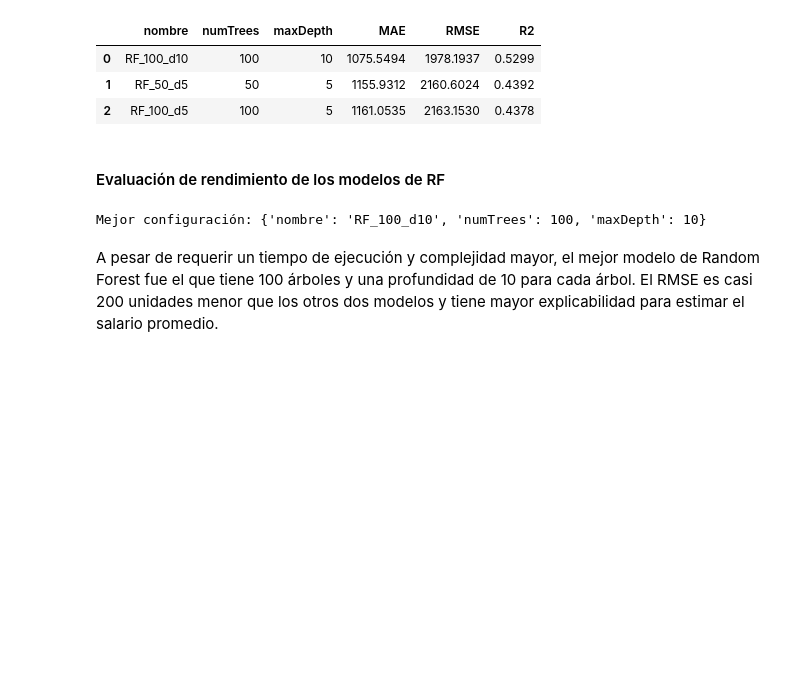
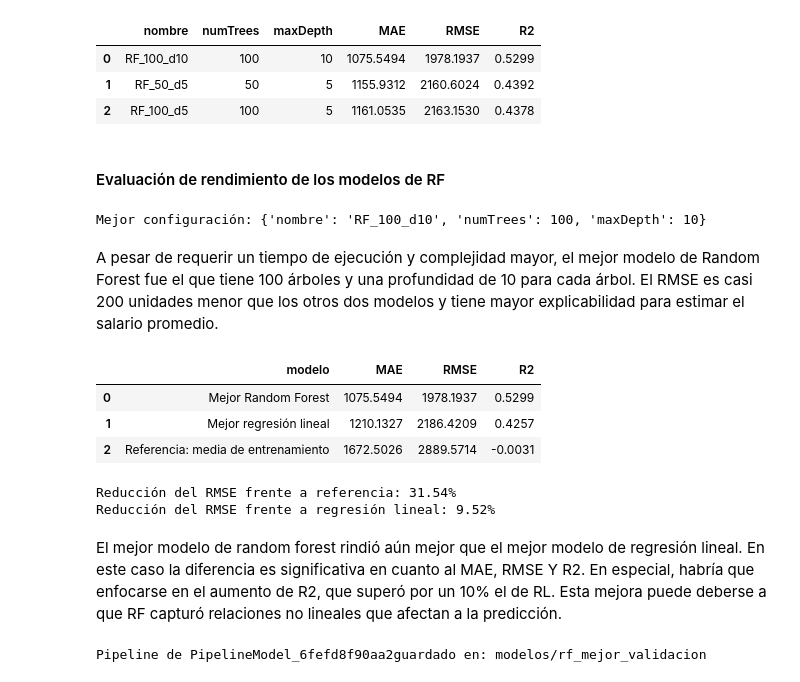
Before and after one commit to CindyGualim/lab7-data, a Jupyter notebook: notebooks/Laboratorio7_SparkMLlib.ipynb, the cells around one changed output. Cells and saved outputs as stored; diff of their text form; code cells hidden in the pictures; blank space fills up the shorter version.

Commit message:
feat: sobreescribir el modelo de RL por el de RF dado a que presentó menor error y mayor R2.

```diff
--- a/notebooks/Laboratorio7_SparkMLlib.ipynb
+++ b/notebooks/Laboratorio7_SparkMLlib.ipynb
@@ -1468,3 +1468,50 @@ Mejor configuración: {'nombre': 'RF_100_d10', 'numTrees': 100, 'maxDepth': 10}
 # %% [markdown]
 A pesar de requerir un tiempo de ejecución y complejidad mayor, el mejor modelo de Random Forest fue el que tiene 100 árboles y una profundidad de 10 para cada árbol.
 El RMSE es casi 200 unidades menor que los otros dos modelos y tiene mayor explicabilidad para estimar el salario promedio.
+# %%
+comparacion_modelos = pd.DataFrame([
+    {
+        "modelo": "Referencia: media de entrenamiento",
+        **metricas_base
+    },
+    {
+        "modelo": "Mejor regresión lineal",
+        **metricas_mejor_lr
+    },
+    {
+        "modelo": "Mejor Random Forest",
+        **metricas_mejor_rf
+    }
+]).sort_values("RMSE").reset_index(drop=True)
+
+display(comparacion_modelos.round(4))
+
+reduccion_vs_base = 100 * (
+    metricas_base["RMSE"] - metricas_mejor_rf["RMSE"]
+) / metricas_base["RMSE"]
+
+reduccion_vs_lr = 100 * (
+    metricas_mejor_lr["RMSE"] - metricas_mejor_rf["RMSE"]
+) / metricas_mejor_lr["RMSE"]
+
+print(f"Reducción del RMSE frente a referencia: {reduccion_vs_base:.2f}%")
+print(f"Reducción del RMSE frente a regresión lineal: {reduccion_vs_lr:.2f}%")
+# %% [output]
+|  | modelo | MAE | RMSE | R2 |
+| 0 | Mejor Random Forest | 1075.5494 | 1978.1937 | 0.5299 |
+| 1 | Mejor regresión lineal | 1210.1327 | 2186.4209 | 0.4257 |
+| 2 | Referencia: media de entrenamiento | 1672.5026 | 2889.5714 | -0.0031 |
+Reducción del RMSE frente a referencia: 31.54%
+Reducción del RMSE frente a regresión lineal: 9.52%
+# %% [markdown]
+El mejor modelo de random forest rindió aún mejor que el mejor modelo de regresión lineal. En este caso la diferencia es significativa en cuanto al MAE, RMSE Y R2. En especial, habría que enfocarse en el aumento de R2, que superó por un 10% el de RL.  Esta mejora puede deberse a que RF capturó relaciones no lineales que afectan a la predicción.
+# %%
+RUTA_MODELO_RF = os.path.join(
+    "modelos", "rf_mejor_validacion"
+)
+
+mejor_modelo_rf.write().overwrite().save(RUTA_MODELO_RF)
+
+print(f"Pipeline de {mejor_modelo_rf}guardado en: {RUTA_MODELO_RF}")
+# %% [output]
+Pipeline de PipelineModel_6fefd8f90aa2guardado en: modelos/rf_mejor_validacion
```
